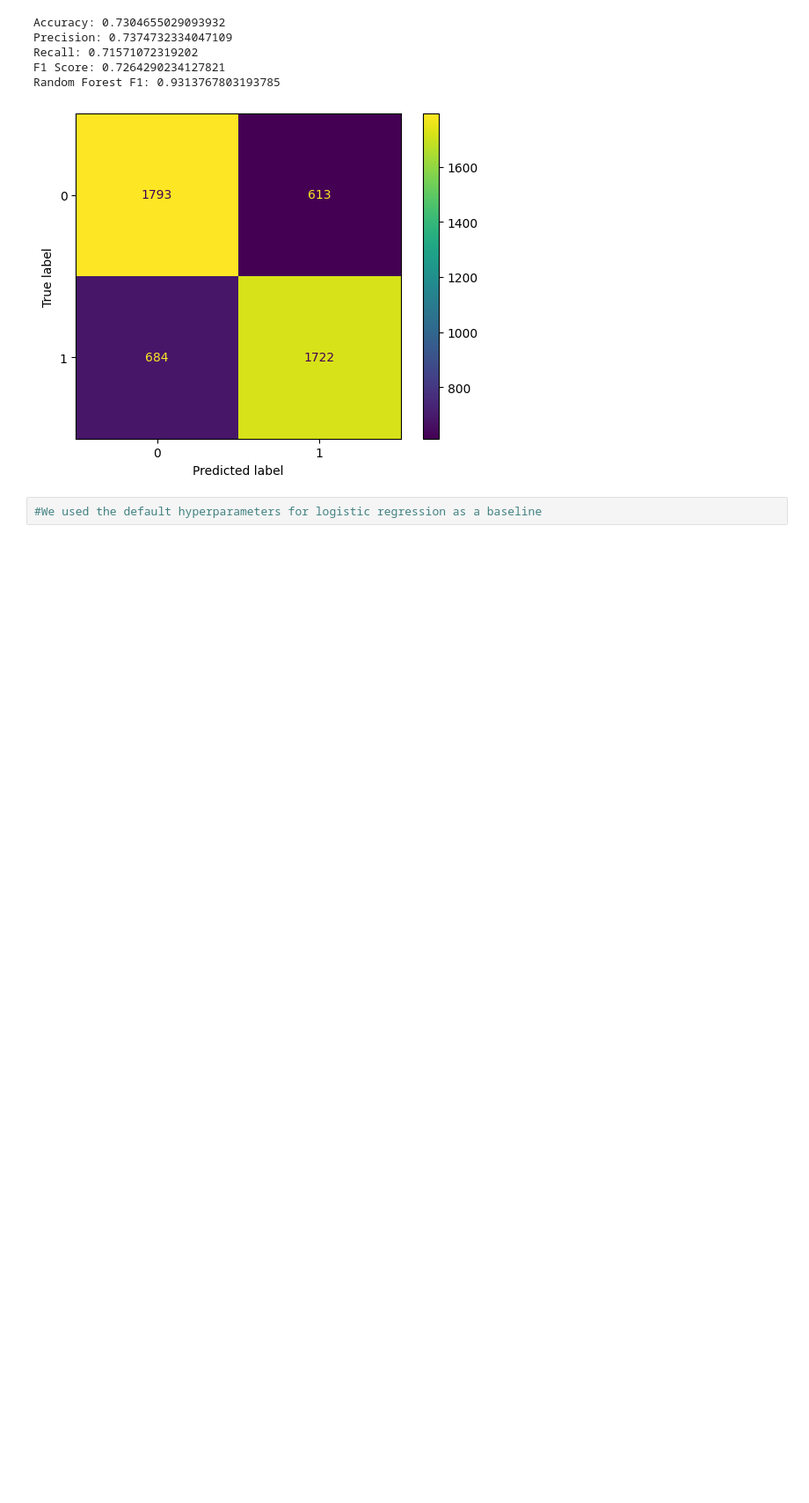
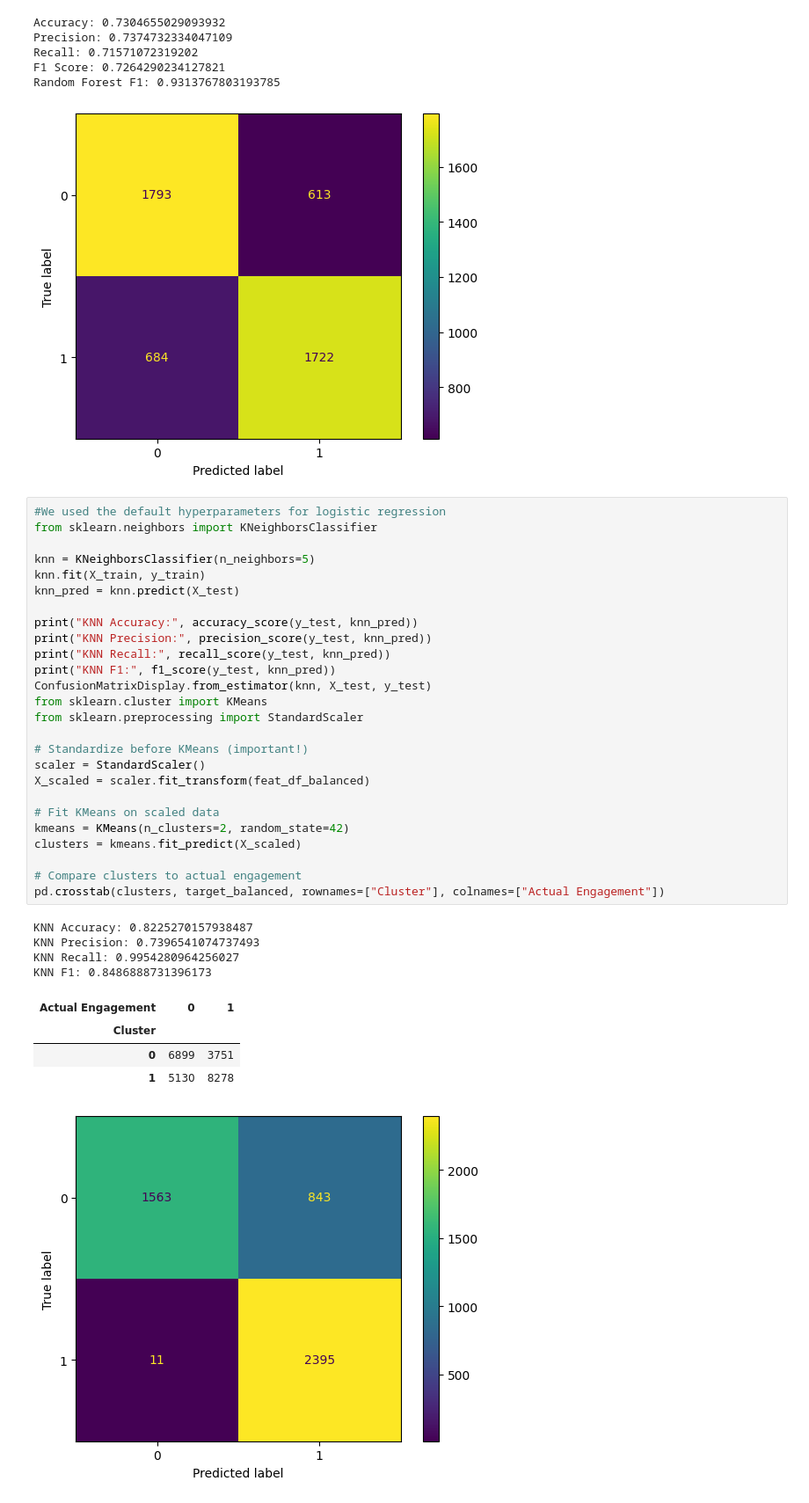
Before and after one commit to jocelynjiang1/ds3001-env-sm, a Jupyter notebook: final-project-src/eda.ipynb, the cells around one changed output. Shown at 88% size. Saved outputs shown, nothing was run; the diff lists cells and outputs as text; blank space fills up the shorter version.

```diff
--- a/final-project-src/eda.ipynb
+++ b/final-project-src/eda.ipynb
@@ -182,4 +182,38 @@ F1 Score: 0.7264290234127821
 Random Forest F1: 0.9313767803193785
 [figure]
 # %%
-#We used the default hyperparameters for logistic regression as a baseline
+#We used the default hyperparameters for logistic regression
+from sklearn.neighbors import KNeighborsClassifier
+
+knn = KNeighborsClassifier(n_neighbors=5)
+knn.fit(X_train, y_train)
+knn_pred = knn.predict(X_test)
+
+print("KNN Accuracy:", accuracy_score(y_test, knn_pred))
+print("KNN Precision:", precision_score(y_test, knn_pred))
+print("KNN Recall:", recall_score(y_test, knn_pred))
+print("KNN F1:", f1_score(y_test, knn_pred))
+ConfusionMatrixDisplay.from_estimator(knn, X_test, y_test)
+from sklearn.cluster import KMeans
+from sklearn.preprocessing import StandardScaler
+
+# Standardize before KMeans (important!)
+scaler = StandardScaler()
+X_scaled = scaler.fit_transform(feat_df_balanced)
+
+# Fit KMeans on scaled data
+kmeans = KMeans(n_clusters=2, random_state=42)
+clusters = kmeans.fit_predict(X_scaled)
+
+# Compare clusters to actual engagement
+pd.crosstab(clusters, target_balanced, rownames=["Cluster"], colnames=["Actual Engagement"])
+# %% [output]
+KNN Accuracy: 0.8225270157938487
+KNN Precision: 0.7396541074737493
+KNN Recall: 0.9954280964256027
+KNN F1: 0.8486888731396173
+| Actual Engagement | 0 | 1 |
+| Cluster |  |  |
+| 0 | 6899 | 3751 |
+| 1 | 5130 | 8278 |
+[figure, added]
```
